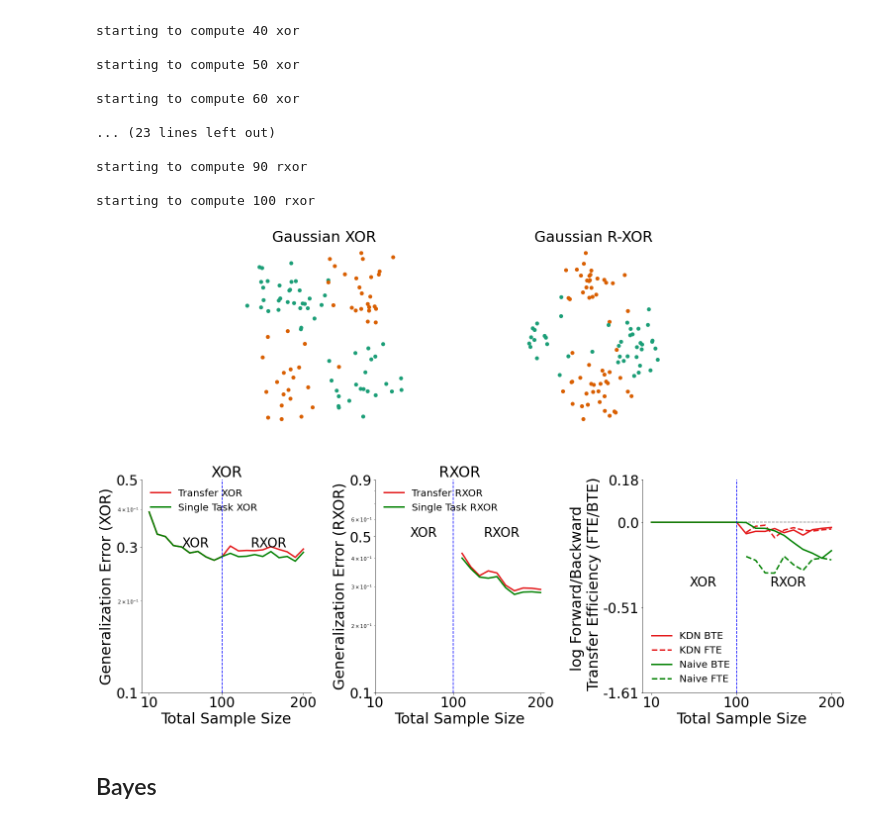
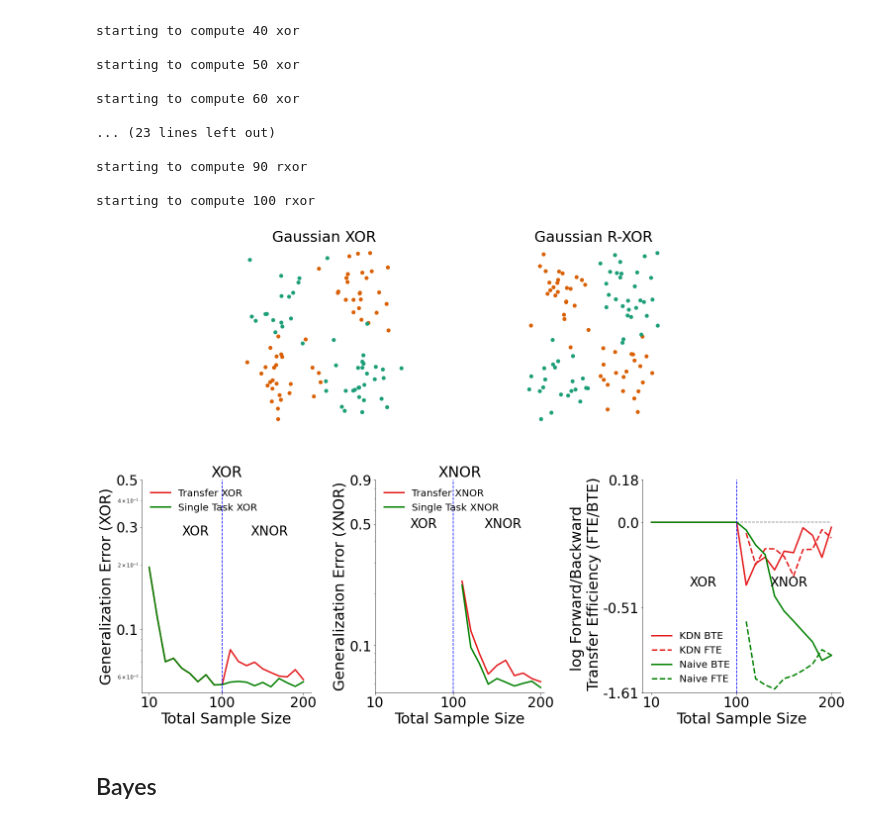
Before and after one commit to neurodata/kdg, a Jupyter notebook: docs/tutorials/kdn_notebooks/KDN_PROG.ipynb, the cells around one changed output. Cells and saved outputs as stored; diff of their text form; code cells hidden in the pictures.

```diff
--- a/docs/tutorials/kdn_notebooks/KDN_PROG.ipynb
+++ b/docs/tutorials/kdn_notebooks/KDN_PROG.ipynb
@@ -101,7 +102,7 @@ def run(mc_rep, n_test, n_nodes, n_xor, n_rxor,
         mean_error, std_error, mean_te, std_te, overlap):
     for i, n1 in enumerate(n_xor):
         print('starting to compute %s xor\n'%n1)
-        error = np.array([experiment(n1, 0, task2_angle = np.pi/4, overlap=overlap) for _ in range(mc_rep)])
+        error = np.array([experiment(n1, 0, task2_angle = np.pi/2, overlap=overlap) for _ in range(mc_rep)])
         mean_error[:, i] = np.mean(error, axis=0)
         std_error[:, i] = np.std(error, ddof=1, axis=0)
         mean_te[0, i] = np.mean(error[:, 0]) / np.mean(error[:, 1])
@@ -261,12 +262,12 @@ def plot_error_and_eff(n1s, n2s, mean_error, mean_te, TASK1, TASK2):
     ################################
     # Plots of Generalization Error
     ################################
-    algorithms = ["Single Task XOR",
-                  "Transfer XOR",
-                  "Single Task RXOR",
-                  "Transfer RXOR",
-                  "Naive XOR",
-                  "Naive RXOR"]
+    algorithms = [f"Single Task {TASK1}",
+                  f"Transfer {TASK1}",
+                  f"Single Task {TASK2}",
+                  f"Transfer {TASK2}",
+                  f"Naive {TASK1}",
+                  f"Naive {TASK2}"]
 
     fontsize = 30
     labelsize = 28
@@ -403,7 +404,7 @@ def plot_error_and_eff(n1s, n2s, mean_error, mean_te, TASK1, TASK2):
     colors = sns.color_palette("Dark2", n_colors=2)
 
     X, Y = generate_gaussian_parity(n1s[-1], angle_params=0)
-    Z, W = generate_gaussian_parity(n2s[-1], angle_params=np.pi / 4)
+    Z, W = generate_gaussian_parity(n2s[-1], angle_params=np.pi / 2)
 
     ax = fig.add_subplot(gs[:6, 4:10])
     clr = [colors[i] for i in Y]
@@ -432,7 +433,7 @@ def plot_error_and_eff(n1s, n2s, mean_error, mean_te, TASK1, TASK2):
 mc_rep = 20
 n_nodes = 5
 n_test = 1000
-overlap = 0.45
+overlap = 0.25
 n_xor = np.arange(10, 101, step=10).astype(int)
 n_xnor = np.arange(10, 101, step=10).astype(int)
 
@@ -470,9 +471,9 @@ starting to compute 100 rxor
 # %%
 # plot data
 %matplotlib inline
-plot_error_and_eff(n_xor, n_xnor, mean_error, mean_te, "XOR", "RXOR")
+plot_error_and_eff(n_xor, n_xnor, mean_error, mean_te, "XOR", "XNOR")
 # %% [output]
-[figure, old version]
+[figure, new version]
 # %% [markdown]
 ## Bayes
 # %%
```
Also changed, not shown: parts of 13 cells of this notebook.
